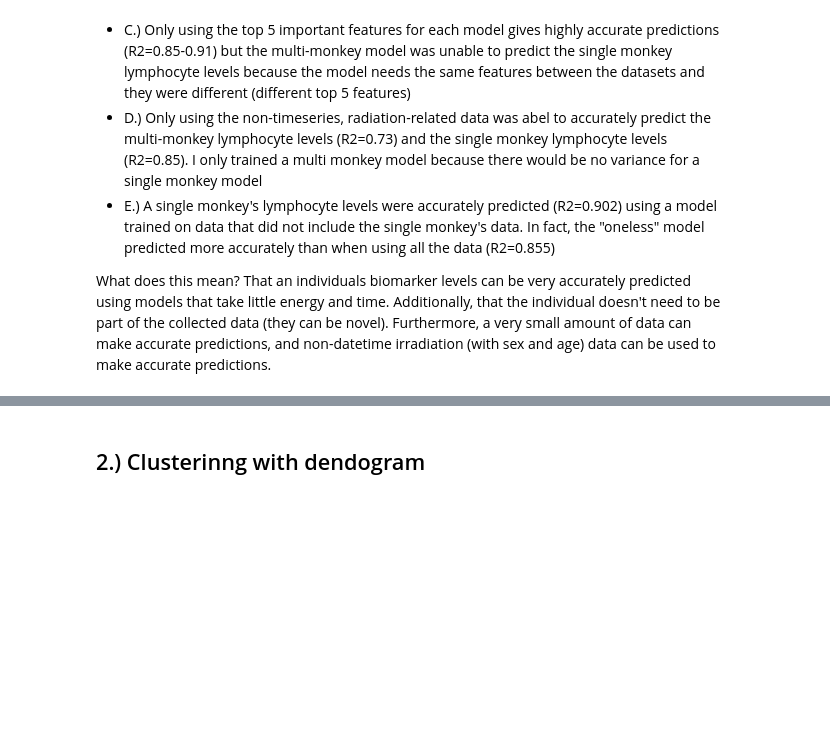
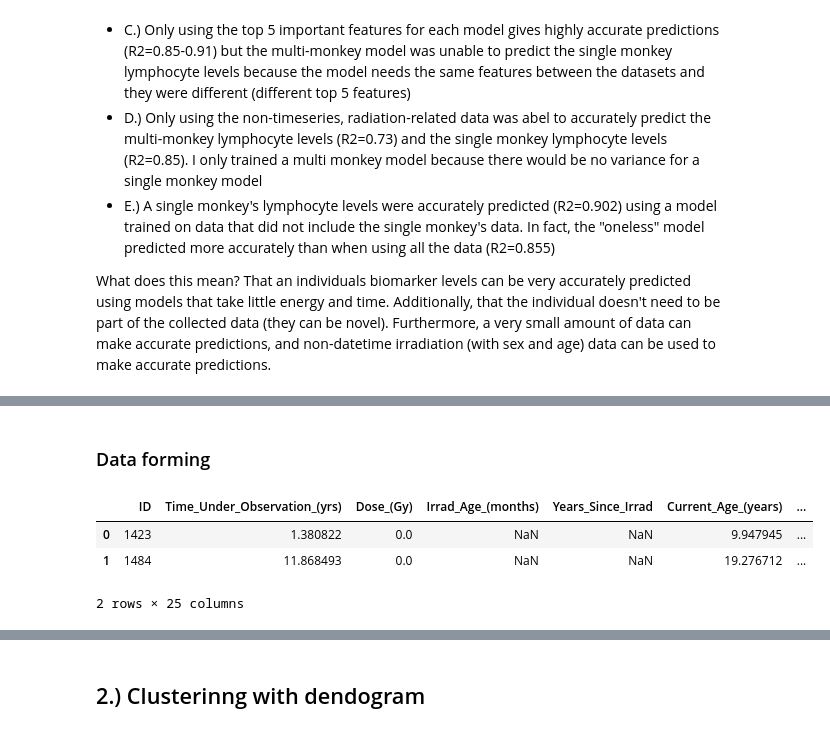
Before and after one commit to aidan-lew/monkey_health, a Jupyter notebook: B_monkeys.ipynb, the cells around one changed output, grey strips where cells are left out. Drawn from its saved outputs; the diff is of its cells as text; code cells hidden in the pictures; blank space fills up the shorter version.

```diff
--- a/B_monkeys.ipynb
+++ b/B_monkeys.ipynb
@@ -1469,0 +1473,9 @@ What does this mean? That an individuals biomarker levels can be very accurately
+# %% [markdown]
+### Data forming
+# %%
+minmod_health_monkey_df.head(2)
+# %% [output]
+|  | ID | Time_Under_Observation_(yrs) | Dose_(Gy) | Irrad_Age_(months) | Years_Since_Irrad | Current_Age_(years) | ... |
+| 0 | 1423 | 1.380822 | 0.0 | NaN | NaN | 9.947945 | ... |
+| 1 | 1484 | 11.868493 | 0.0 | NaN | NaN | 19.276712 | ... |
+2 rows × 25 columns
```
Also changed, not shown: parts of 18 cells of this notebook.
